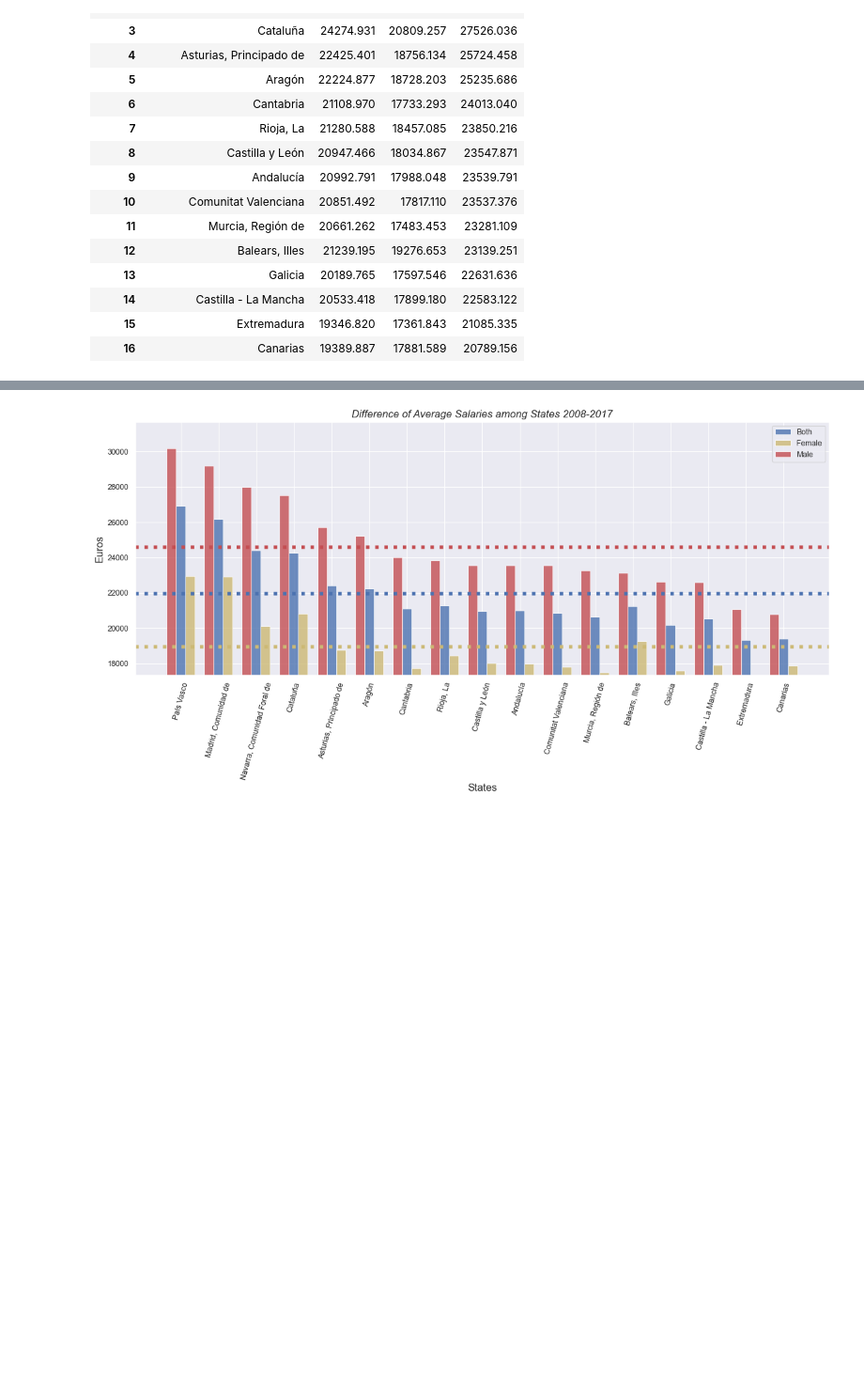
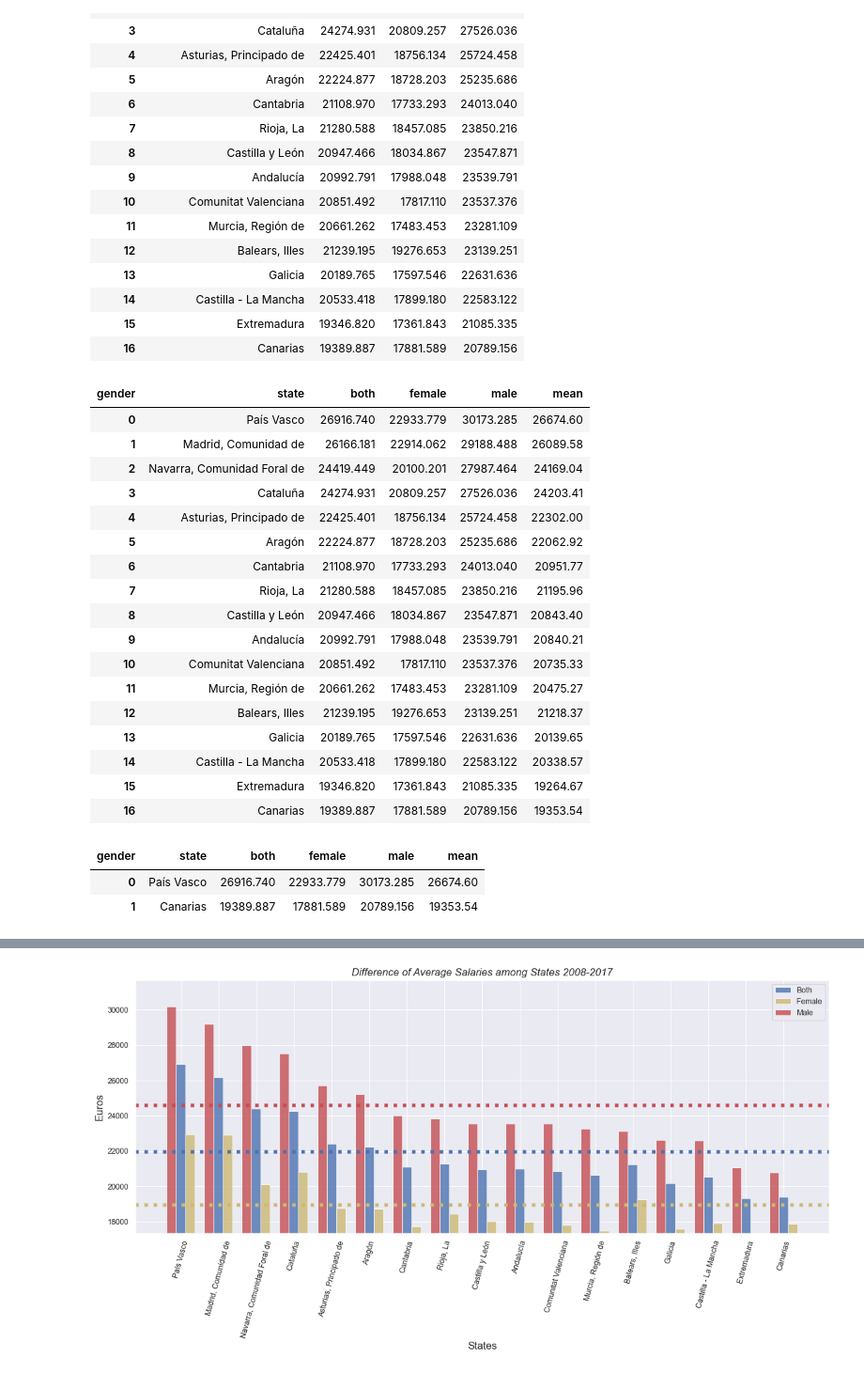
Before and after one commit to JulioPerez-ML/Udacity_first_project, a Jupyter notebook: Project_1_udacity.ipynb, the cells around one changed output, grey strips where cells are left out. Shown at 94% size. Cells and saved outputs as stored; diff of their text form; code cells hidden in the pictures; blank space fills up the shorter version.

```diff
--- a/Project_1_udacity.ipynb
+++ b/Project_1_udacity.ipynb
@@ -227,3 +225,32 @@ table_states_salaries
 | 14 | Castilla - La Mancha | 20533.418 | 17899.180 | 22583.122 |
 | 15 | Extremadura | 19346.820 | 17361.843 | 21085.335 |
 | 16 | Canarias | 19389.887 | 17881.589 | 20789.156 |
+# %%
+table_states_salaries['mean'] = table_states_salaries[['both', 'male', 'female']].mean(numeric_only=True, axis=1).round(2)
+table_states_salaries
+# %% [output]
+| gender | state | both | female | male | mean |
+| 0 | País Vasco | 26916.740 | 22933.779 | 30173.285 | 26674.60 |
+| 1 | Madrid, Comunidad de | 26166.181 | 22914.062 | 29188.488 | 26089.58 |
+| 2 | Navarra, Comunidad Foral de | 24419.449 | 20100.201 | 27987.464 | 24169.04 |
+| 3 | Cataluña | 24274.931 | 20809.257 | 27526.036 | 24203.41 |
+| 4 | Asturias, Principado de | 22425.401 | 18756.134 | 25724.458 | 22302.00 |
+| 5 | Aragón | 22224.877 | 18728.203 | 25235.686 | 22062.92 |
+| 6 | Cantabria | 21108.970 | 17733.293 | 24013.040 | 20951.77 |
+| 7 | Rioja, La | 21280.588 | 18457.085 | 23850.216 | 21195.96 |
+| 8 | Castilla y León | 20947.466 | 18034.867 | 23547.871 | 20843.40 |
+| 9 | Andalucía | 20992.791 | 17988.048 | 23539.791 | 20840.21 |
+| 10 | Comunitat Valenciana | 20851.492 | 17817.110 | 23537.376 | 20735.33 |
+| 11 | Murcia, Región de | 20661.262 | 17483.453 | 23281.109 | 20475.27 |
+| 12 | Balears, Illes | 21239.195 | 19276.653 | 23139.251 | 21218.37 |
+| 13 | Galicia | 20189.765 | 17597.546 | 22631.636 | 20139.65 |
+| 14 | Castilla - La Mancha | 20533.418 | 17899.180 | 22583.122 | 20338.57 |
+| 15 | Extremadura | 19346.820 | 17361.843 | 21085.335 | 19264.67 |
+| 16 | Canarias | 19389.887 | 17881.589 | 20789.156 | 19353.54 |
+# %%
+table_first_and_last = pd.concat([table_states_salaries.head(1),table_states_salaries.tail(1)], ignore_index=True)
+table_first_and_last
+# %% [output]
+| gender | state | both | female | male | mean |
+| 0 | País Vasco | 26916.740 | 22933.779 | 30173.285 | 26674.60 |
+| 1 | Canarias | 19389.887 | 17881.589 | 20789.156 | 19353.54 |
```
Also changed, not shown: parts of 22 cells of this notebook, 1 other file.
